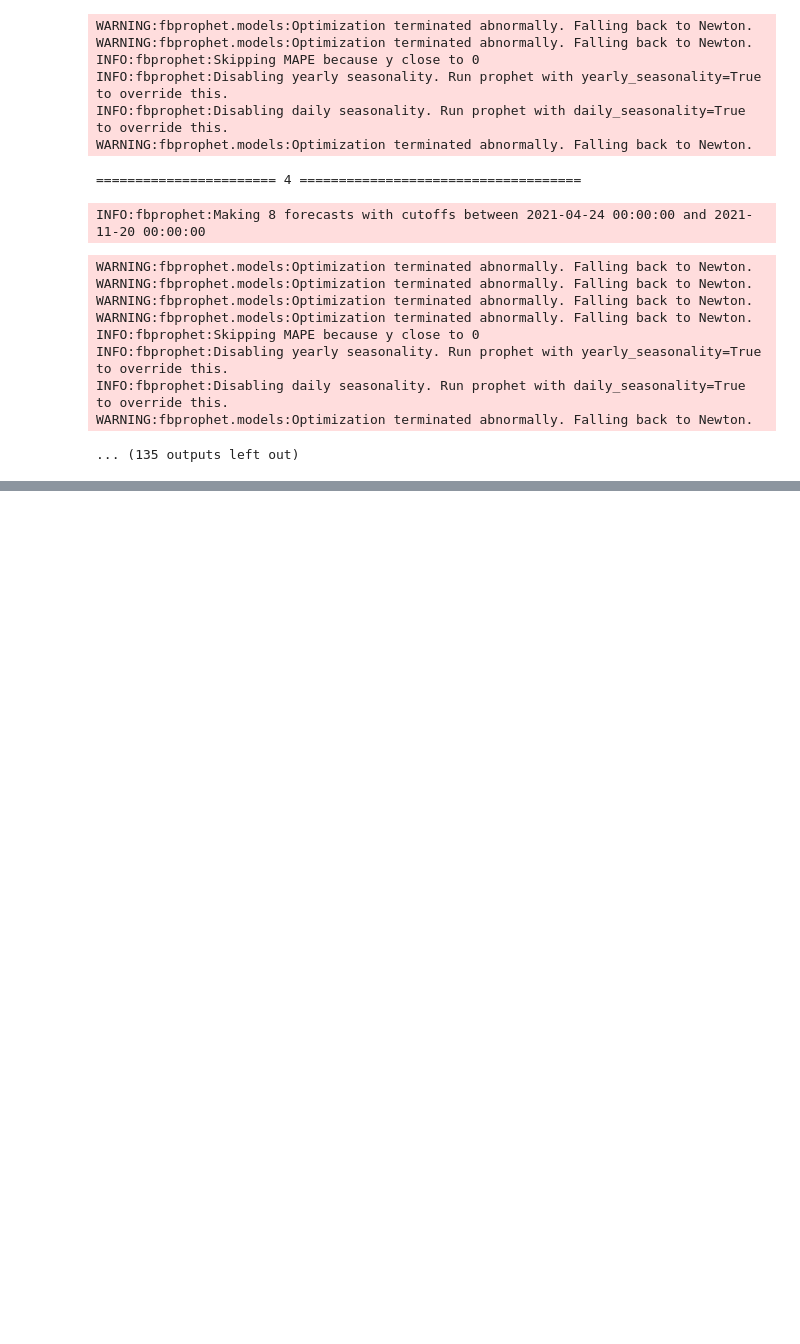
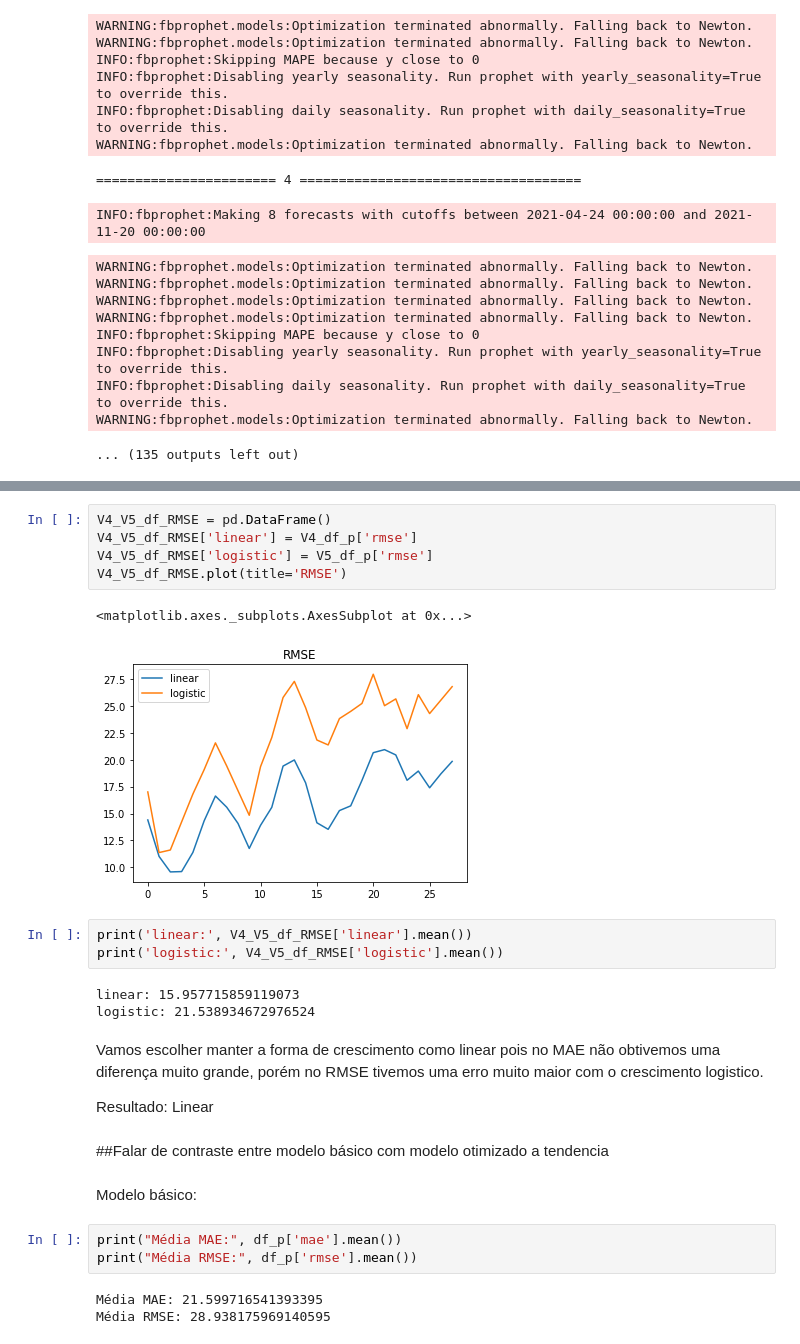
Before and after one commit to rodrigodemend/Previsao_Covid, a Jupyter notebook: Notebooks/Importação_e_Limpeza_dos_dados_de_Covid_19.ipynb, the cells around one changed output, grey strips where cells are left out. Saved outputs shown, nothing was run; the diff lists cells and outputs as text; blank space fills up the shorter version.

```diff
--- a/Notebooks/Importação_e_Limpeza_dos_dados_de_Covid_19.ipynb
+++ b/Notebooks/Importação_e_Limpeza_dos_dados_de_Covid_19.ipynb
@@ -421,0 +640,28 @@ RMSE.to_csv('/content/RMSE.xlsx', sep=',',  index=False)
+# %%
+V4_V5_df_RMSE = pd.DataFrame()
+V4_V5_df_RMSE['linear'] = V4_df_p['rmse']
+V4_V5_df_RMSE['logistic'] = V5_df_p['rmse']
+V4_V5_df_RMSE.plot(title='RMSE')
+# %% [output]
+<matplotlib.axes._subplots.AxesSubplot at 0x...>
+[figure, added]
+# %%
+print('linear:', V4_V5_df_RMSE['linear'].mean())
+print('logistic:', V4_V5_df_RMSE['logistic'].mean())
+# %% [output]
+linear: 15.957715859119073
+logistic: 21.538934672976524
+# %% [markdown]
+Vamos escolher manter a forma de crescimento como linear pois no MAE não obtivemos uma diferença muito grande, porém no RMSE tivemos uma erro muito maior com o crescimento logistico.
+
+Resultado: Linear
+# %% [markdown]
+##Falar de contraste entre modelo básico com modelo otimizado a tendencia
+# %% [markdown]
+Modelo básico:
+# %%
+print("Média MAE:", df_p['mae'].mean())
+print("Média RMSE:", df_p['rmse'].mean())
+# %% [output]
+Média MAE: 21.599716541393395
+Média RMSE: 28.938175969140595
```
Also changed, not shown: parts of 39 cells of this notebook.
